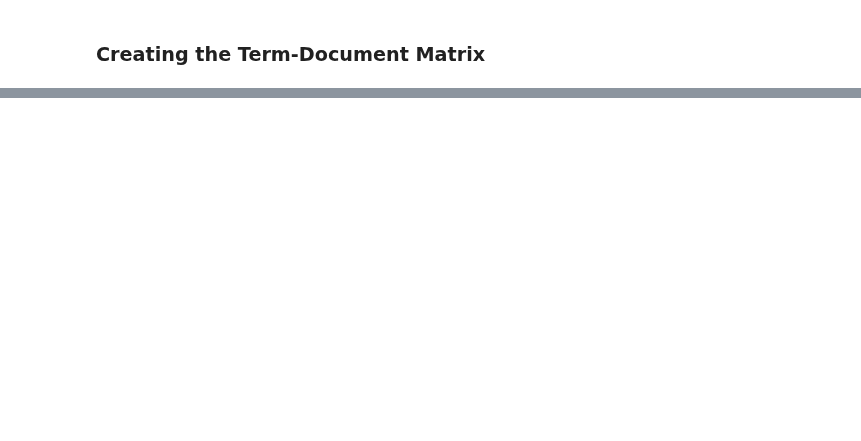
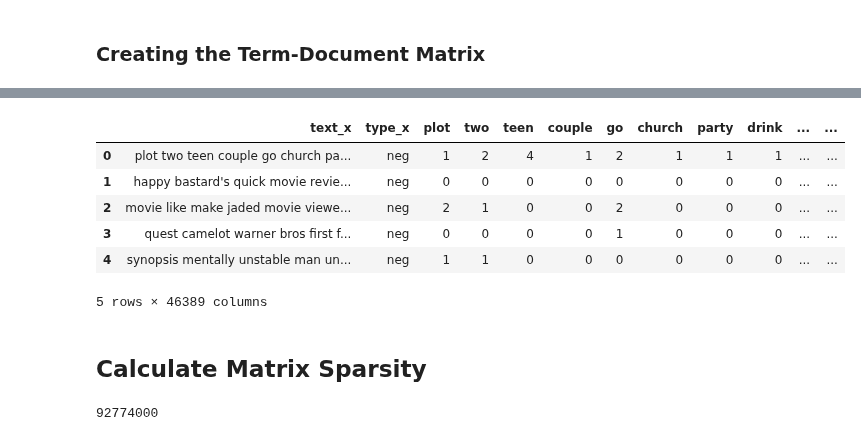
Before and after one commit to ktxdev/AIM-5001, a Jupyter notebook: M12/Assn/2. Code/S_Huvaya_M12_assn.ipynb, the cells around one changed output, grey strips where cells are left out. Saved outputs shown, nothing was run; the diff lists cells and outputs as text; code cells hidden in the pictures; blank space fills up the shorter version.

```diff
--- a/M12/Assn/2. Code/S_Huvaya_M12_assn.ipynb
+++ b/M12/Assn/2. Code/S_Huvaya_M12_assn.ipynb
@@ -88,0 +92,42 @@ TypeError: unhashable type: 'list'
+# %%
+from collections import Counter, defaultdict
+
+vocabulary = defaultdict()
+vocabulary.default_factory = lambda: len(vocabulary)
+
+word_counts = []
+# Iterate over each review
+for review in reviews_df['text']:
+    words = review.split()
+    # Create a frequency count for the word
+    counts = Counter(words)
+    # Append word's count to the word counts list
+    word_counts.append({vocabulary[word]: count for word, count in counts.items()})
+
+# Create a list with zeros for the term mdocument matrix
+term_document_matrix = [[0] * len(vocabulary) for _ in range(len(reviews_df['text']))]
+
+# Iterate over each word count
+for idx, word_count in enumerate(word_counts):
+    # Iterate over each word counts values
+    for word_idx, freq in word_count.items():
+        term_document_matrix[idx][word_idx] = freq
+
+term_document_matrix_df = pd.DataFrame(term_document_matrix, columns=vocabulary)
+
+term_document_matrix_df = pd.merge(reviews_df, term_document_matrix_df, left_index=True, right_index=True)
+term_document_matrix_df.head()
+# %% [output]
+|  | text_x | type_x | plot | two | teen | couple | go | church | party | drink | ... | ... |
+| 0 | plot two teen couple go church pa... | neg | 1 | 2 | 4 | 1 | 2 | 1 | 1 | 1 | ... | ... |
+| 1 | happy bastard's quick movie revie... | neg | 0 | 0 | 0 | 0 | 0 | 0 | 0 | 0 | ... | ... |
+| 2 | movie like make jaded movie viewe... | neg | 2 | 1 | 0 | 0 | 2 | 0 | 0 | 0 | ... | ... |
+| 3 | quest camelot warner bros first f... | neg | 0 | 0 | 0 | 0 | 1 | 0 | 0 | 0 | ... | ... |
+| 4 | synopsis mentally unstable man un... | neg | 1 | 1 | 0 | 0 | 0 | 0 | 0 | 0 | ... | ... |
+5 rows × 46389 columns
+# %% [markdown]
+## Calculate Matrix Sparsity
+# %%
+total_items = term_document_matrix_df.size
+# %% [output]
+92774000
```
Also changed, not shown: parts of 12 cells of this notebook, 1 other file.
